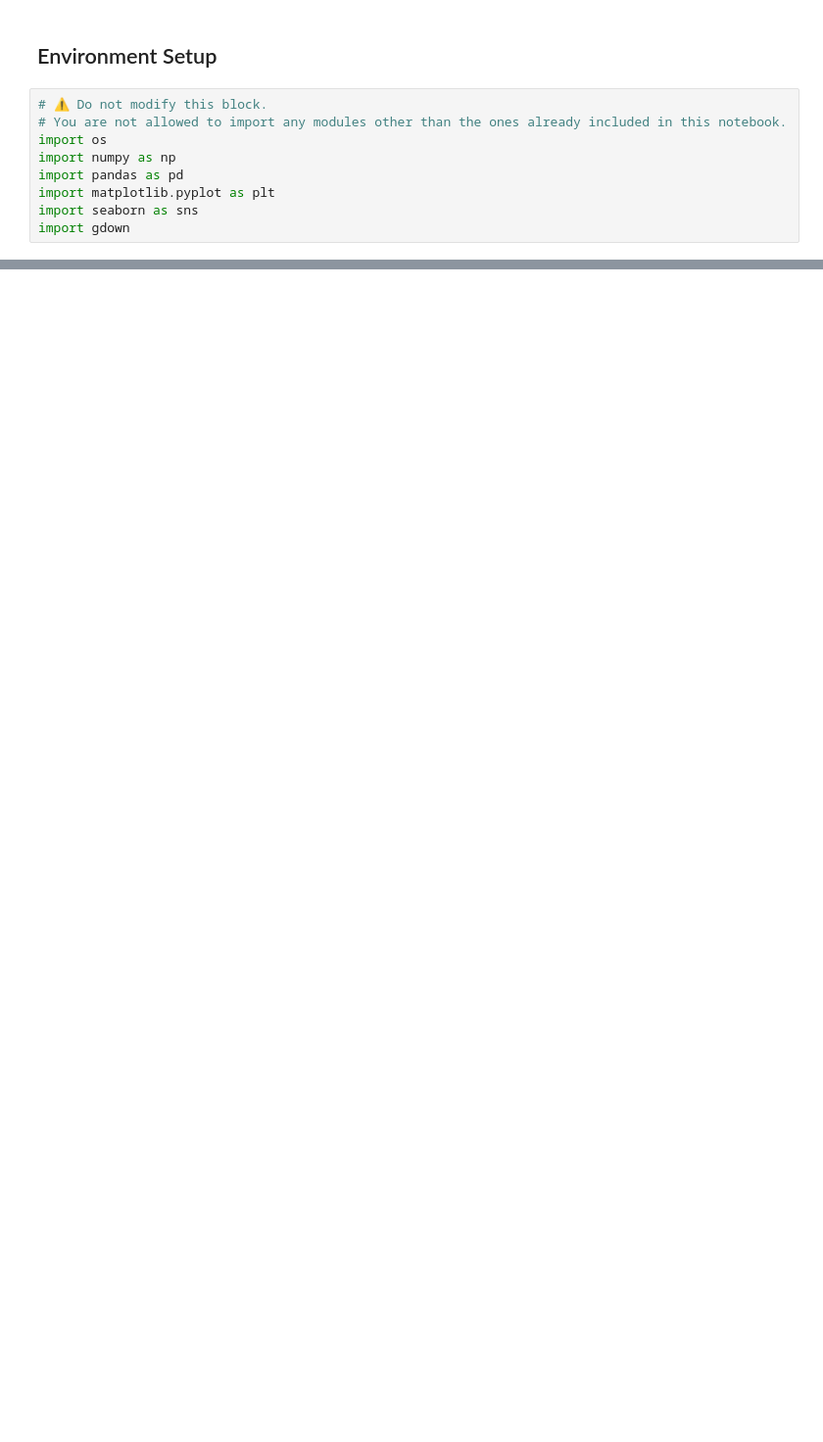
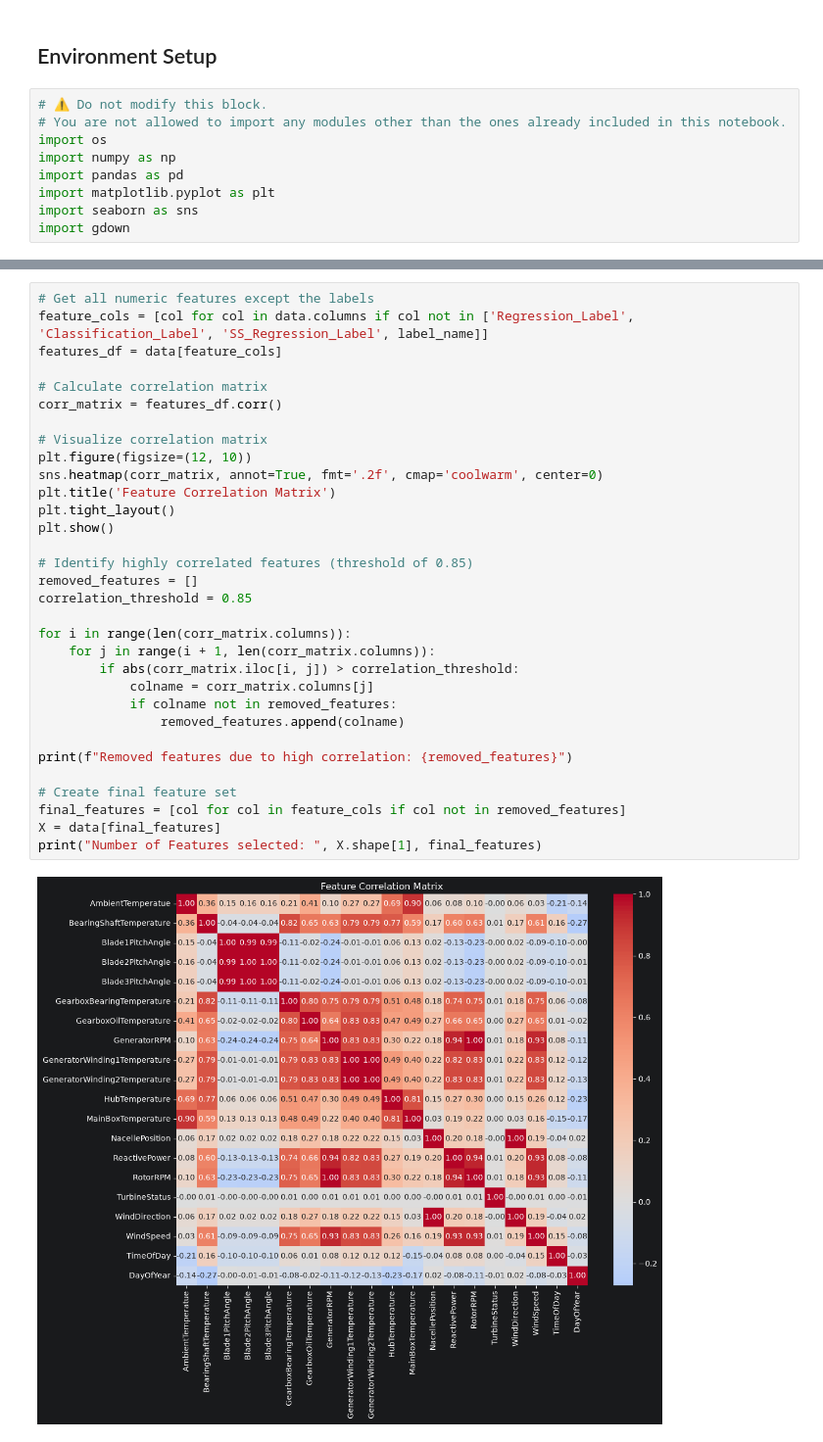
Before and after one commit to fundthmcalculus/grad-school, a Jupyter notebook: CS6101/Phillips_Project_Final.ipynb, the cells around one changed output, grey strips where cells are left out. Shown at 98% size. Drawn from its saved outputs; the diff is of its cells as text; blank space fills up the shorter version.

```diff
--- a/CS6101/Phillips_Project_Final.ipynb
+++ b/CS6101/Phillips_Project_Final.ipynb
@@ -267,0 +119,34 @@ print("✅ Public checks passed.")
+# %%
+# Get all numeric features except the labels
+feature_cols = [col for col in data.columns if col not in ['Regression_Label', 'Classification_Label', 'SS_Regression_Label', label_name]]
+features_df = data[feature_cols]
+
+# Calculate correlation matrix
+corr_matrix = features_df.corr()
+
+# Visualize correlation matrix
+plt.figure(figsize=(12, 10))
+sns.heatmap(corr_matrix, annot=True, fmt='.2f', cmap='coolwarm', center=0)
+plt.title('Feature Correlation Matrix')
+plt.tight_layout()
+plt.show()
+
+# Identify highly correlated features (threshold of 0.85)
+removed_features = []
+correlation_threshold = 0.85
+
+for i in range(len(corr_matrix.columns)):
+    for j in range(i + 1, len(corr_matrix.columns)):
+        if abs(corr_matrix.iloc[i, j]) > correlation_threshold:
+            colname = corr_matrix.columns[j]
+            if colname not in removed_features:
+                removed_features.append(colname)
+
+print(f"Removed features due to high correlation: {removed_features}")
+
+# Create final feature set
+final_features = [col for col in feature_cols if col not in removed_features]
+X = data[final_features]
+print("Number of Features selected: ", X.shape[1], final_features)
+# %% [output]
+[figure, added]
```
Also changed, not shown: parts of 44 cells of this notebook.
